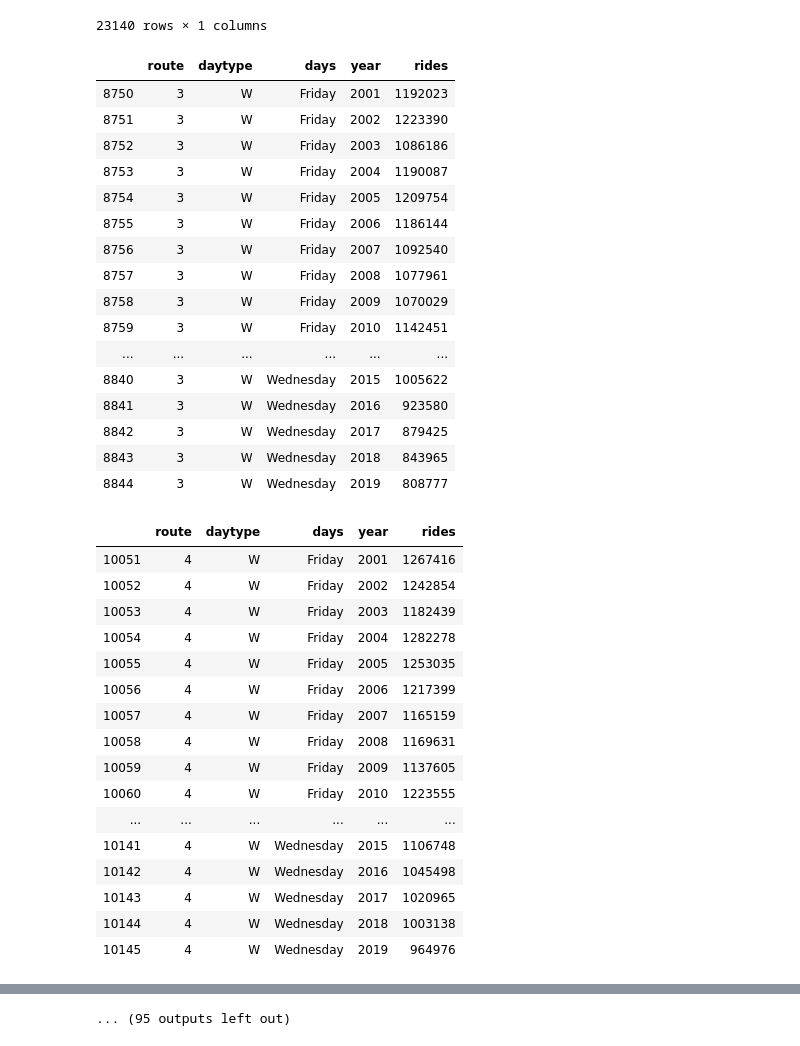
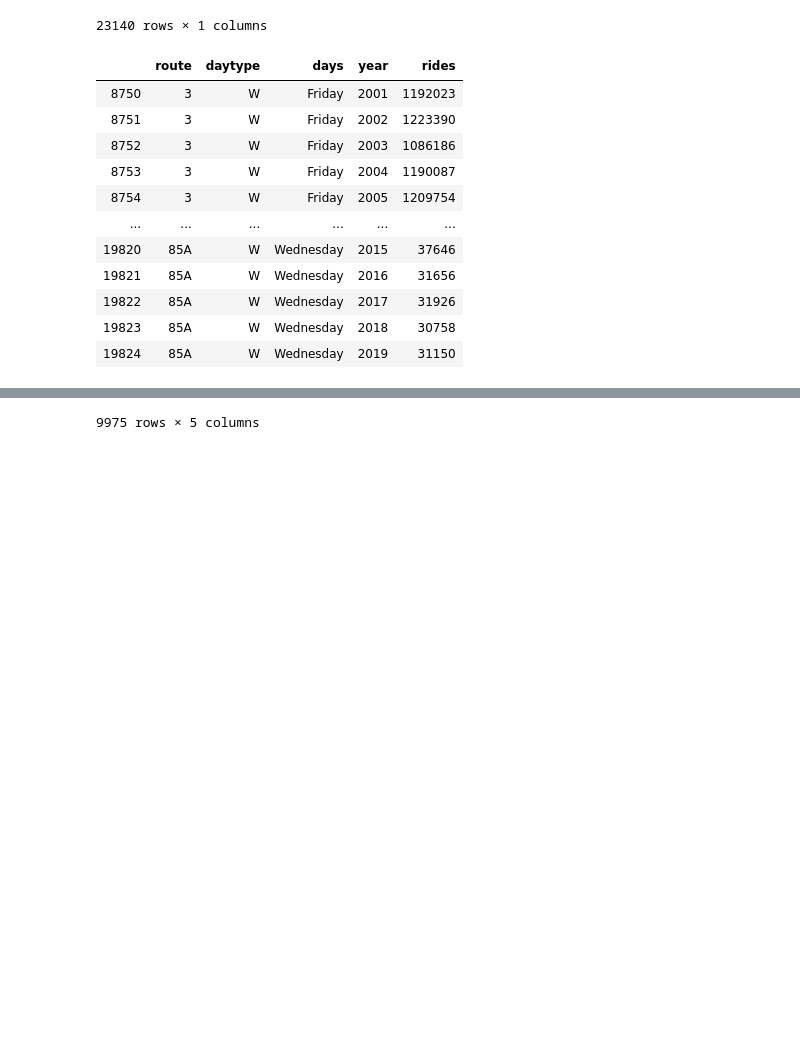
Before and after one commit to uic-cs418/python_demons, a Jupyter notebook: Piyush.ipynb, the cells around one changed output, grey strips where cells are left out. Drawn from its saved outputs; the diff is of its cells as text; code cells hidden in the pictures; blank space fills up the shorter version.

```diff
--- a/Piyush.ipynb
+++ b/Piyush.ipynb
@@ -6,5 +10,5 @@ import calendar
 # %%
-d=pd.read_csv('CTA_-_Ridership_-_Bus_Routes_-_Daily_Totals_by_Route.csv')
+d=pd.read_csv('./data/CTA_-_Ridership_-_Bus_Routes_-_Daily_Totals_by_Route.csv')
 d
 # %% [output]
 |  | route | date | daytype | rides |
@@ -93,53 +118,30 @@ dgrp
 # %%
 pd.set_option('display.max_rows', 1000)
 newDF = pd.DataFrame()
 notweek=[]
 inweek=[]
 # dgrp=dgrp.unstack()
 dgrp=dgrp.reset_index()
 for every in uniroute:
     dgrpr1=dgrp.loc[(dgrp['route']==every) & (dgrp['daytype']=='W')]
     size=dgrpr1.shape[0]
 
     if (size == 95):
         inweek.append(every)
         newDF=newDF.append(dgrpr1)
-        display(dgrpr1)
     else:
         notweek.append(every)
 display(newDF)
 # %% [output]
 |  | route | daytype | days | year | rides |
 | 8750 | 3 | W | Friday | 2001 | 1192023 |
 | 8751 | 3 | W | Friday | 2002 | 1223390 |
 | 8752 | 3 | W | Friday | 2003 | 1086186 |
 | 8753 | 3 | W | Friday | 2004 | 1190087 |
 | 8754 | 3 | W | Friday | 2005 | 1209754 |
-| 8755 | 3 | W | Friday | 2006 | 1186144 |
-| 8756 | 3 | W | Friday | 2007 | 1092540 |
-| 8757 | 3 | W | Friday | 2008 | 1077961 |
-| 8758 | 3 | W | Friday | 2009 | 1070029 |
-| 8759 | 3 | W | Friday | 2010 | 1142451 |
 | ... | ... | ... | ... | ... | ... |
-| 8840 | 3 | W | Wednesday | 2015 | 1005622 |
-| 8841 | 3 | W | Wednesday | 2016 | 923580 |
-| 8842 | 3 | W | Wednesday | 2017 | 879425 |
-| 8843 | 3 | W | Wednesday | 2018 | 843965 |
-| 8844 | 3 | W | Wednesday | 2019 | 808777 |
+| 19820 | 85A | W | Wednesday | 2015 | 37646 |
+| 19821 | 85A | W | Wednesday | 2016 | 31656 |
+| 19822 | 85A | W | Wednesday | 2017 | 31926 |
+| 19823 | 85A | W | Wednesday | 2018 | 30758 |
+| 19824 | 85A | W | Wednesday | 2019 | 31150 |
-|  | route | daytype | days | year | rides |
-| 10051 | 4 | W | Friday | 2001 | 1267416 |
-| 10052 | 4 | W | Friday | 2002 | 1242854 |
-| 10053 | 4 | W | Friday | 2003 | 1182439 |
-| 10054 | 4 | W | Friday | 2004 | 1282278 |
-| 10055 | 4 | W | Friday | 2005 | 1253035 |
-| 10056 | 4 | W | Friday | 2006 | 1217399 |
-| 10057 | 4 | W | Friday | 2007 | 1165159 |
-| 10058 | 4 | W | Friday | 2008 | 1169631 |
-| 10059 | 4 | W | Friday | 2009 | 1137605 |
-| 10060 | 4 | W | Friday | 2010 | 1223555 |
-| ... | ... | ... | ... | ... | ... |
-| 10141 | 4 | W | Wednesday | 2015 | 1106748 |
-| 10142 | 4 | W | Wednesday | 2016 | 1045498 |
-| 10143 | 4 | W | Wednesday | 2017 | 1020965 |
-| 10144 | 4 | W | Wednesday | 2018 | 1003138 |
-| 10145 | 4 | W | Wednesday | 2019 | 964976 |
@@ -316 +148 @@ display(newDF)
-... (95 outputs left out)
+9975 rows × 5 columns
```
Also changed, not shown: parts of 8 cells of this notebook, 1 other file.
